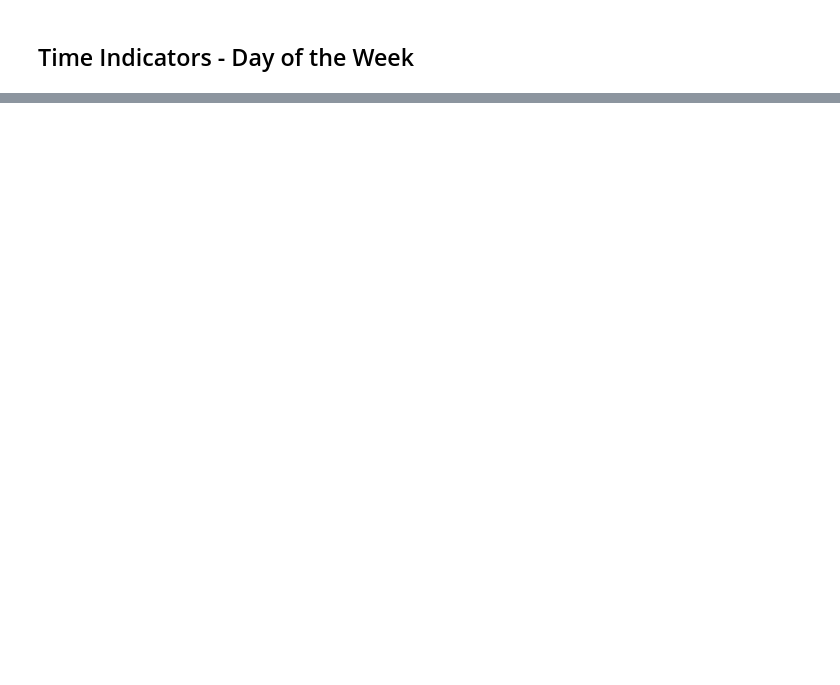
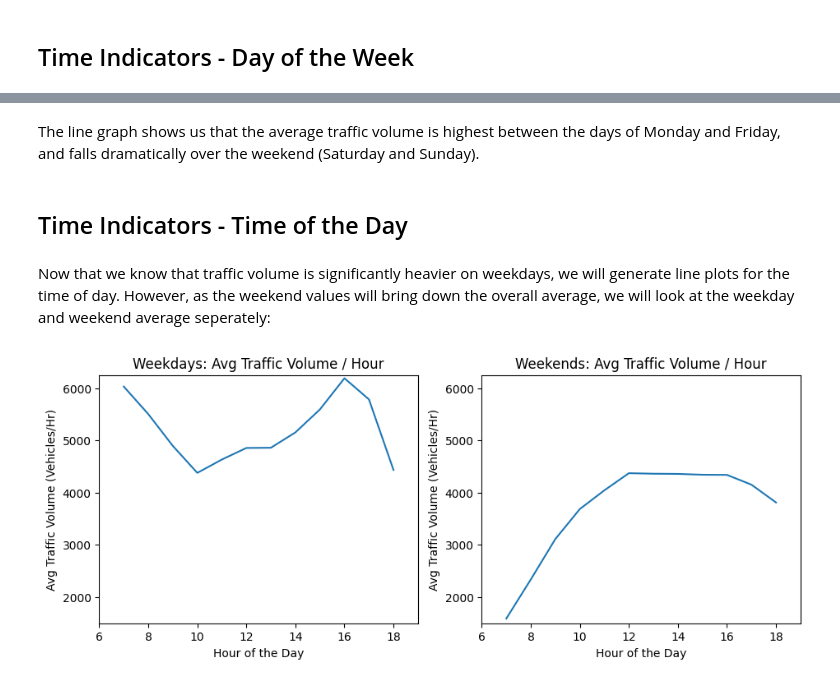
Before and after one commit to matt-heyda/Finding-Heavy-Traffic-Indicators-on-I-94, a Jupyter notebook: Finding Heavy Traffic Indicators on I-94.ipynb, the cells around one changed output, grey strips where cells are left out. Cells and saved outputs as stored; diff of their text form; code cells hidden in the pictures; blank space fills up the shorter version.

```diff
--- a/Finding Heavy Traffic Indicators on I-94.ipynb
+++ b/Finding Heavy Traffic Indicators on I-94.ipynb
@@ -221,0 +235,33 @@ Knowing this information, we can deduce that this result was an anomaly, and ass
+# %% [markdown]
+The line graph shows us that the average traffic volume is highest between the days of Monday and Friday, and falls dramatically over the weekend (Saturday and Sunday).
+# %% [markdown]
+## Time Indicators - Time of the Day
+# %% [markdown]
+Now that we know that traffic volume is significantly heavier on weekdays, we will generate line plots for the time of day. However, as the weekend values will bring down the overall average, we will look at the weekday and weekend average seperately:
+# %%
+day_time["hour"] = day_time["date_time"].dt.hour
+week_days = day_time.copy()[day_time["dayofweek"] <= 4]  # 4 == Friday
+weekend = day_time.copy()[day_time["dayofweek"] >= 5]  # 5 == Saturday
+by_hour_weekdays = week_days.groupby("hour").mean()
+by_hour_weekend = weekend.groupby("hour").mean()
+
+plt.figure(figsize=(11,4))
+plt.subplot(1,2,1)
+by_hour_weekdays["traffic_volume"].plot.line()
+plt.title("Weekdays: Avg Traffic Volume / Hour")
+plt.xlabel("Hour of the Day")
+plt.ylabel("Avg Traffic Volume (Vehicles/Hr)")
+plt.xlim(6, 19)
+plt.ylim(1500,6250)
+
+plt.subplot(1,2,2)
+by_hour_weekend["traffic_volume"].plot.line()
+plt.title("Weekends: Avg Traffic Volume / Hour")
+plt.xlabel("Hour of the Day")
+plt.ylabel("Avg Traffic Volume (Vehicles/Hr)")
+plt.xlim(6, 19)
+plt.ylim(1500,6250)
+
+plt.show()
+# %% [output]
+[figure, added]
```
Also changed, not shown: parts of 19 cells of this notebook.
